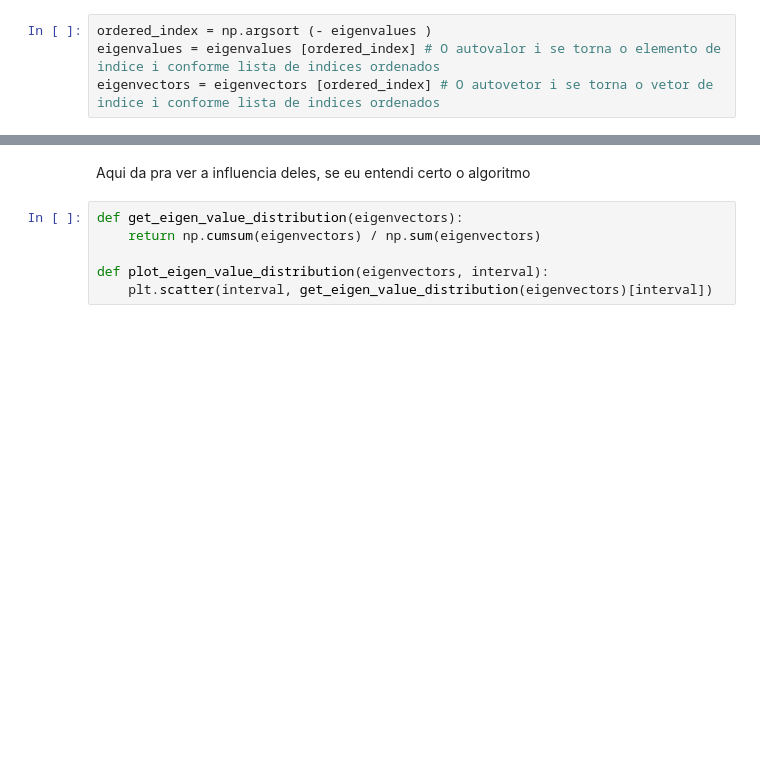
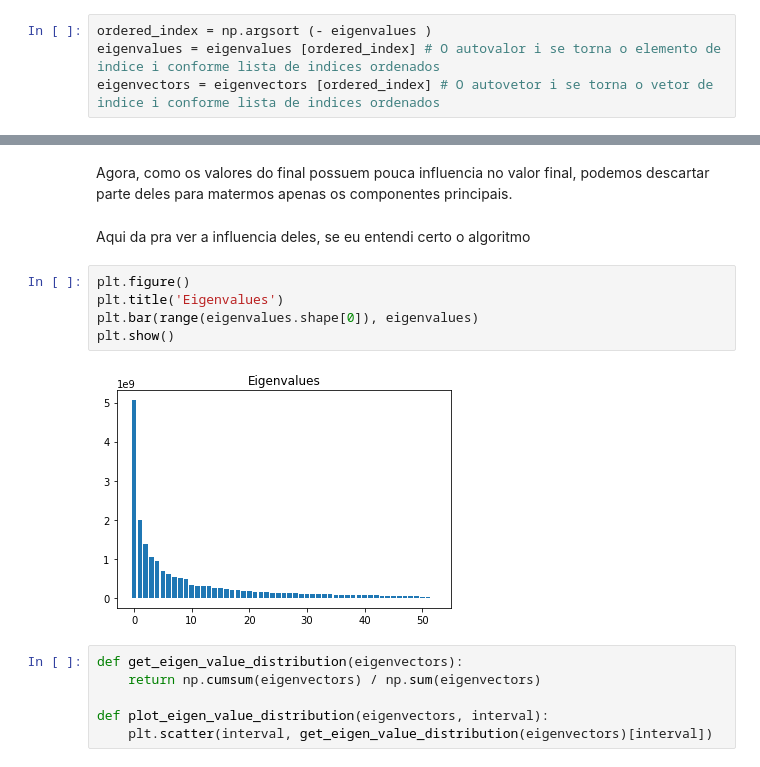
Before and after one commit to LucasTreuke/eigenfaces, a Jupyter notebook: eigenfaces.ipynb, the cells around one changed output, grey strips where cells are left out. Saved outputs shown, nothing was run; the diff lists cells and outputs as text; blank space fills up the shorter version.

```diff
--- a/eigenfaces.ipynb
+++ b/eigenfaces.ipynb
@@ -230,5 +230,14 @@ Agora que temos $\Lambda$ onde as colunas seguem com cada $\lambda$ em ordem cre
+# %% [markdown]
+Agora, como os valores do final possuem pouca influencia no valor final, podemos descartar parte deles para matermos apenas os componentes principais.
 # %% [markdown]
 Aqui da pra ver a influencia deles, se eu entendi certo o algoritmo
+# %%
+plt.figure()
+plt.title('Eigenvalues')
+plt.bar(range(eigenvalues.shape[0]), eigenvalues)
+plt.show()
+# %% [output]
+[figure, added]
 # %%
 def get_eigen_value_distribution(eigenvectors):
     return np.cumsum(eigenvectors) / np.sum(eigenvectors)
```
Also changed, not shown: parts of 41 cells of this notebook.
